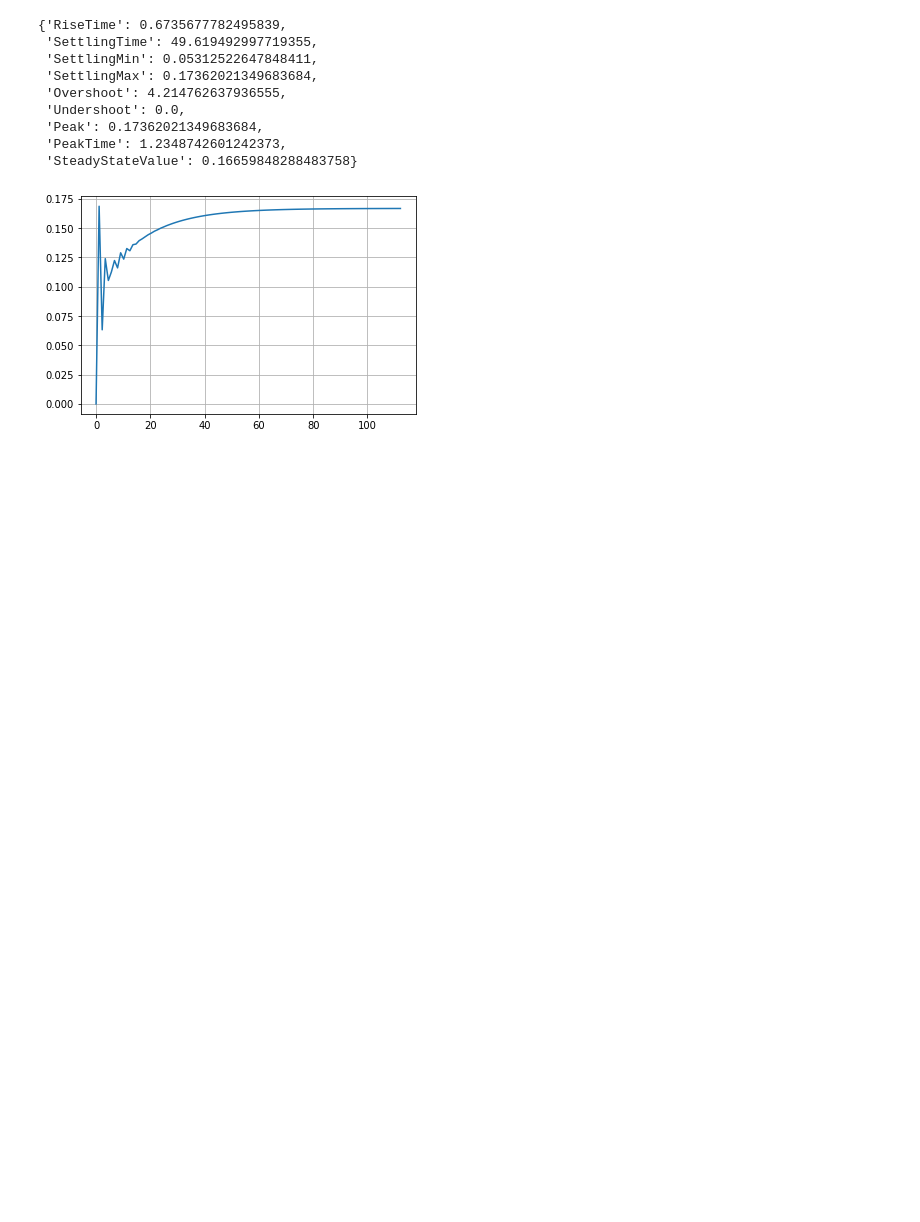
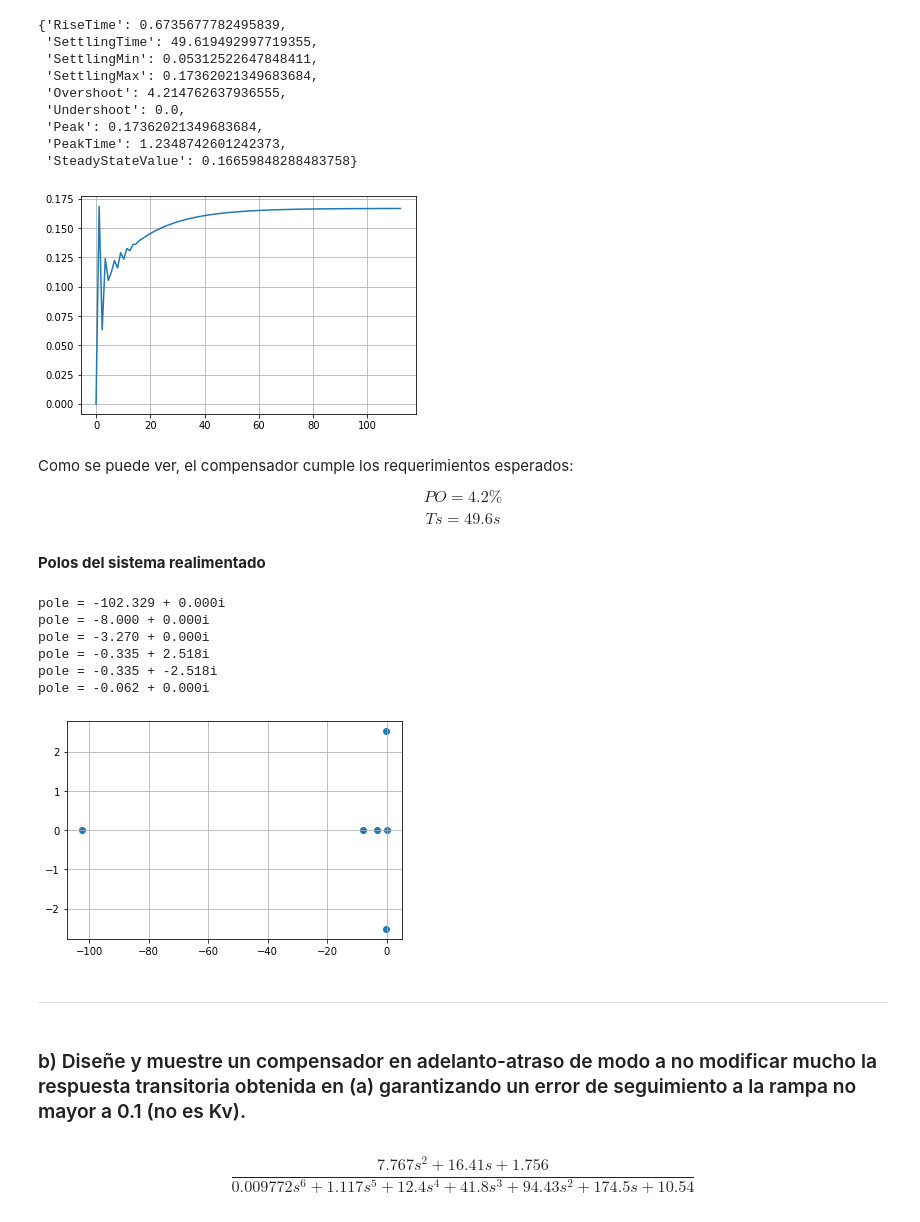
Before and after one commit to bregydoc/controlsystems2020, a Jupyter notebook: exams/PC2.ipynb, the cells around one changed output. Cells and saved outputs as stored; diff of their text form; code cells hidden in the pictures; blank space fills up the shorter version.

```diff
--- a/exams/PC2.ipynb
+++ b/exams/PC2.ipynb
@@ -329,3 +358,32 @@ ct.step_info(sys)
  'PeakTime': 1.2348742601242373,
  'SteadyStateValue': 0.16659848288483758}
 [figure]
+# %% [markdown]
+Como se puede ver, el compensador cumple los requerimientos esperados:
+
+$$ PO = 4.2\% $$
+$$ Ts = 49.6s $$
+# %% [markdown]
+**Polos del sistema realimentado**
+# %%
+poles = sys.pole()
+for pole in poles:
+    print("pole = %.3f + %.3fi"%(pole.real, pole.imag))
+plt.scatter(np.real(poles), np.imag(poles))
+plt.grid()
+# %% [output]
+pole = -102.329 + 0.000i
+pole = -8.000 + 0.000i
+pole = -3.270 + 0.000i
+pole = -0.335 + 2.518i
+pole = -0.335 + -2.518i
+pole = -0.062 + 0.000i
+[figure, added]
+# %% [markdown]
+---
+# %% [markdown]
+### b) Diseñe y muestre un compensador en adelanto-atraso de modo a no modificar mucho la respuesta transitoria obtenida en (a) garantizando un error de seguimiento a la rampa no mayor a 0.1 (no es Kv).
+# %%
+sys
+# %% [output]
+$$\frac{7.767 s^2 + 16.41 s + 1.756}{0.009772 s^6 + 1.117 s^5 + 12.4 s^4 + 41.8 s^3 + 94.43 s^2 + 174.5 s + 10.54}$$
```
Also changed, not shown: parts of 9 cells of this notebook, 2 other files.
